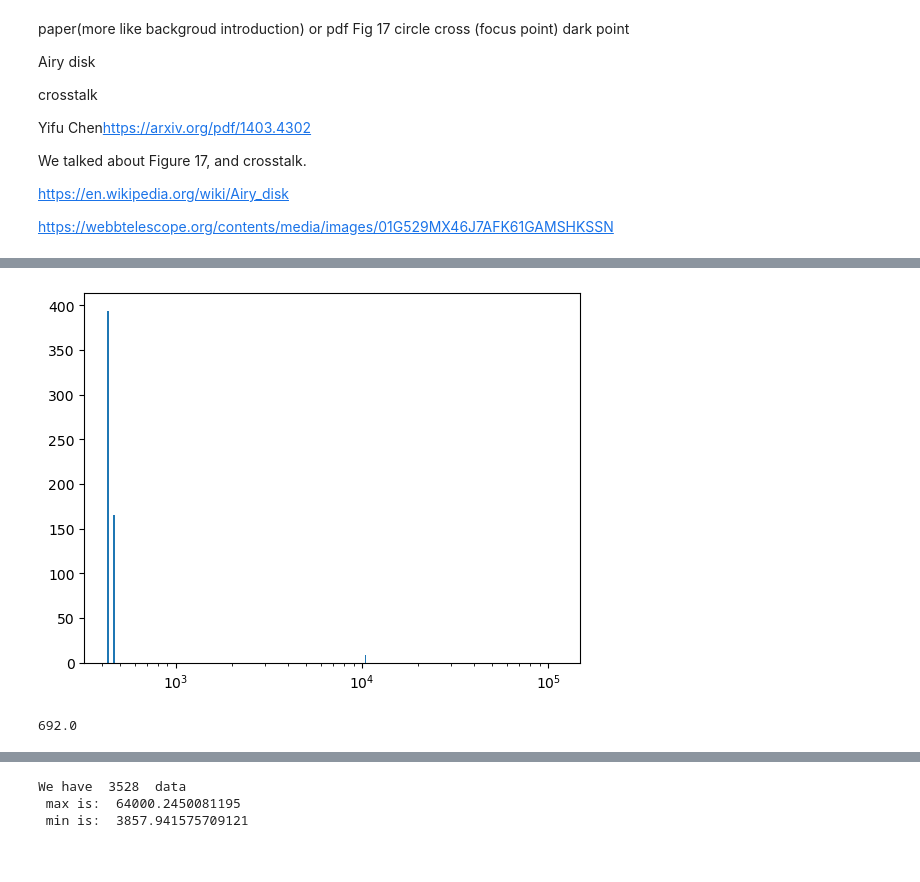
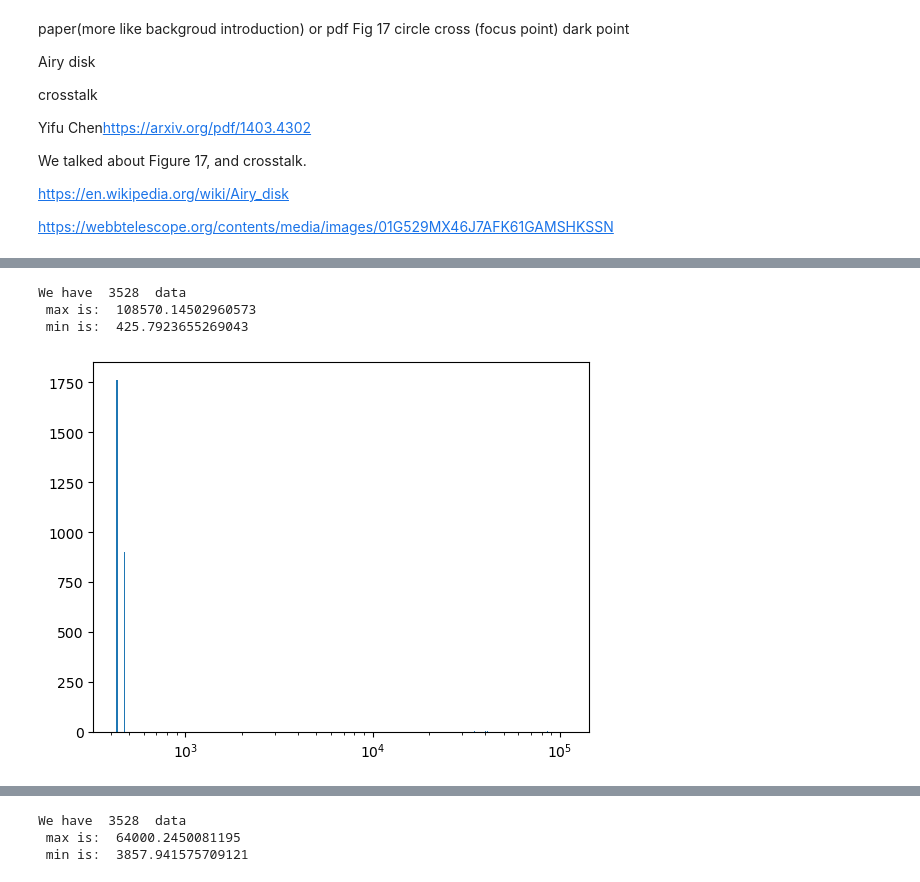
Before and after one commit to ReChen33/QuReseach, a Jupyter notebook: code/wafer/TestWafer.ipynb, the cells around one changed output, grey strips where cells are left out. Cells and saved outputs as stored; diff of their text form; code cells hidden in the pictures.

```diff
--- a/code/wafer/TestWafer.ipynb
+++ b/code/wafer/TestWafer.ipynb
@@ -79,6 +173,7 @@ this part of code is the goal 1 of the project
     calculate the data for each pixel the distance to the related pad
     histogram of the data
 """
+
 data_goal1 = data[['Pixel X center', 'Pixel Y center', 'Pad X center', 'Pad Y center']]
 data_goal1 = np.array(data_goal1).tolist()
 
@@ -89,6 +184,8 @@ distance_goal1 = []
 #first group the data by pixel x save to group_data
 #and then group the data by pixel y
 #and then calculate the distance to the pad
+
+#number_of_distance = []
 
 for j in range(len(unique_pixel_x)):
     group_data = []
@@ -101,58 +198,73 @@ for j in range(len(unique_pixel_x)):
 
     # get pixel y position from group_data
     group_data = np.array(group_data)
-    unique_pixel_y = np.unique(group_data[:,1])
+    y_pixel_in_group = group_data[:,1]
+    unique_pixel_y = np.unique(y_pixel_in_group)
     for k in range(len(unique_pixel_y)):
 
         group_data_y = []
         for i in range(len(group_data)):
-            if pixel_y_center[i] == unique_pixel_y[k]:
+            if y_pixel_in_group[i] == unique_pixel_y[k]:
                 #group the data by same pixel y
                 group_data_y.append(group_data[i])
 
         length_group_y = len(group_data_y)
 
+        #number_dis_4_group = 0 # the number of distance for one group
         #calculate the distance between pad for one group
         for i in range(length_group_y):
+
             if i+1 < length_group_y:
+                #number_dis_4_group += 1
                 pad_x_distance = group_data_y[i][2] - group_data_y[i+1][2]
                 pad_y_distance = group_data_y[i][3] - group_data_y[i+1][3]
 
-            elif i == length_group_y:
+            elif i+1 == length_group_y:
+                #number_dis_4_group += 1
                 pad_x_distance = group_data_y[i][2] - group_data_y[0][2]
                 pad_y_distance = group_data_y[i][3] - group_data_y[0][3]
 
             distance = np.sqrt((pad_x_distance)**2 + (pad_y_distance)**2)
             distance_goal1.append(distance)
 
+        #number_of_distance.append(number_dis_4_group)
+
+#show how many data we calculted the distance
+print("We have ",len(distance_goal1),
+      " data \n max is: ",np.max(distance_goal1),
+      "\n min is: ",np.min(distance_goal1))
+
 
 #save histogram data to a file
+#print(len(distance_goal1)) #num ==len(distance_goal1)
+num, bins, patches = plt.hist(distance_goal1, bins=10000)
+# bins = 100000 need 6m 51s to run
 
-num, bins, patches = plt.hist(distance_goal1, bins=10000)
+path_filename = f'.\data\goal1 {len(bins)-1}bins '
 
-path_filename = f'.\data\same pixel to pad {len(bins)-1}bins data'
-plt.savefig(f'{path_filename}.png')
-#   bins =60000 need run 4min10.3sec
 
 #create an array stored the value number per bin
 number_per_bin = []
 for i in range(len(patches)):
     if num[i] != 0:
         number_per_bin.append([f"({bins[i]},{bins[i+1]})",num[i]])
-
-
 
 # Save data to CSV
 number_per_bin = np.array(number_per_bin)
 data_NpB = np.column_stack((number_per_bin[:,0],number_per_bin[:,1]))
 # the data for number_per_bin
 df = pd.DataFrame(data_NpB,columns=['range of distance','number in the range'])
 df.to_csv(f'{path_filename}.csv', index=False)
 
 plt.xscale('log')
+plt.savefig(f'{path_filename}.png')
 plt.show()
 
-print(np.sum(num))
+# print(np.sum(num))
+# print(number_of_distance,"\n",sum(number_of_distance))
+# #check the number of distance is correct
 # %% [output]
+We have  3528  data
+ max is:  108570.14502960573
+ min is:  425.7923655269043
-[figure, old version]
+[figure, new version]
-692.0
```
Also changed, not shown: parts of 8 cells of this notebook, 34 other files.
